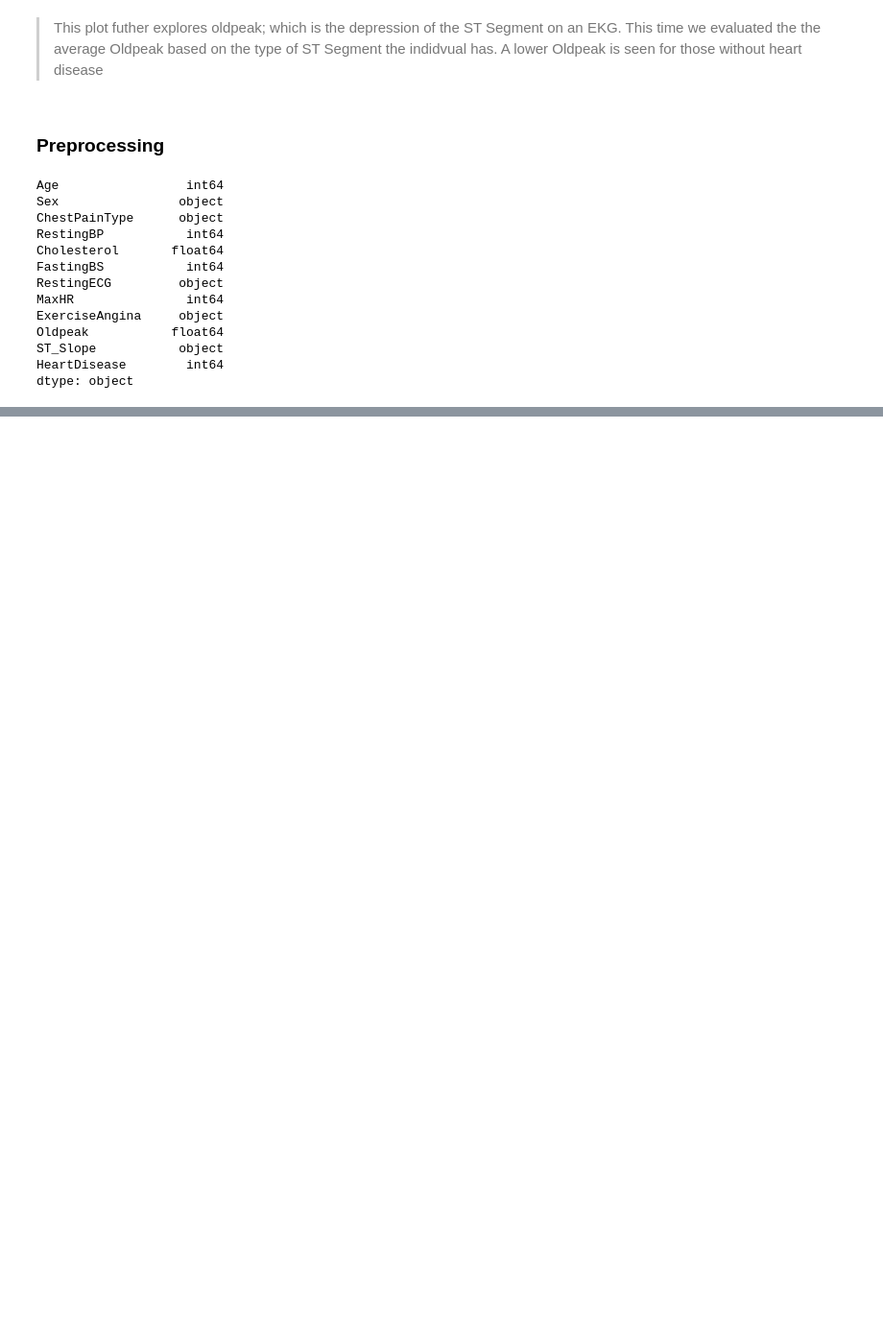
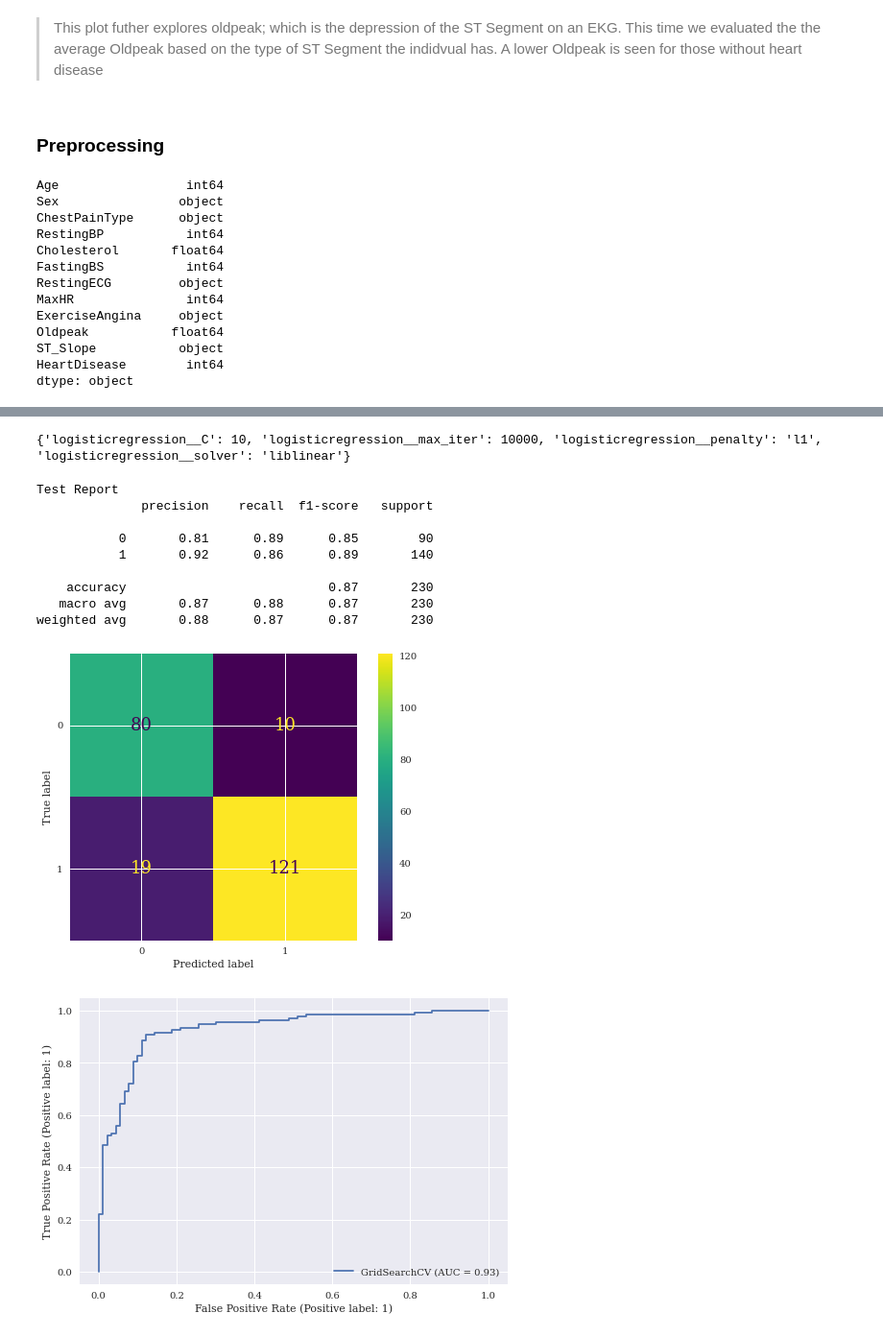
Before and after one commit to rvtovar/Heart_Disease, a Jupyter notebook: Heart_Disease.ipynb, the cells around one changed output, grey strips where cells are left out. Shown: that part at 96% size. Cells and saved outputs as stored; diff of their text form; code cells hidden in the pictures; blank space fills up the shorter version.

```diff
--- a/Heart_Disease.ipynb
+++ b/Heart_Disease.ipynb
@@ -368,0 +402,10 @@ ColumnTransformer(transformers=[('pipeline',
+# %%
+# Helper Function
+def eval(grid, X, ytrue):
+
+    preds = grid.best_estimator_.predict(X)
+    report = classification_report(ytrue, preds)
+    print(report)
+
+    ConfusionMatrixDisplay.from_predictions(ytrue,preds)
+    RocCurveDisplay.from_estimator(grid,X, ytrue)
@@ -368,0 +414,6 @@ ColumnTransformer(transformers=[('pipeline',
+# %%
+log = LogisticRegression()
+log_pipe = make_pipeline(preprocessor, log)
+
+## Look at logpipe Paramters
+log_pipe.get_params()
@@ -368,0 +438,14 @@ ColumnTransformer(transformers=[('pipeline',
+# %%
+# Creating a dictionary to hold the different paramters. I increased max iterations to give it more time to converge
+# and C values were chosen because they increase in a log scale
+pipe_params = {
+    'logisticregression__C': [.0001, .001, .01, .1, 1, 10, 100, 1000],
+    'logisticregression__penalty': ['l1','l2'],
+     'logisticregression__solver': ['lbfgs', 'newton-cg', 'liblinear', 'sag', 'saga'],
+    'logisticregression__max_iter': [10000],
+}
+# %%
+## Creating a GridSearch and Finding best Params
+
+log_gs = GridSearchCV(log_pipe, pipe_params, scoring='f1_micro')
+log_gs.fit(X_train,y_train)
@@ -368,0 +487,21 @@ ColumnTransformer(transformers=[('pipeline',
+# %%
+### Look at Best Params
+print(log_gs.best_params_)
+# %% [output]
+{'logisticregression__C': 10, 'logisticregression__max_iter': 10000, 'logisticregression__penalty': 'l1', 'logisticregression__solver': 'liblinear'}
+# %%
+# Test Eval
+print("Test Report")
+eval(log_gs, X_test, y_test)
+# %% [output]
+Test Report
+              precision    recall  f1-score   support
+
+           0       0.81      0.89      0.85        90
+           1       0.92      0.86      0.89       140
+
+    accuracy                           0.87       230
+   macro avg       0.87      0.88      0.87       230
+weighted avg       0.88      0.87      0.87       230
+[figure, added]
+[figure, added]
```
Also changed, not shown: parts of 68 cells of this notebook, 4 other files.
